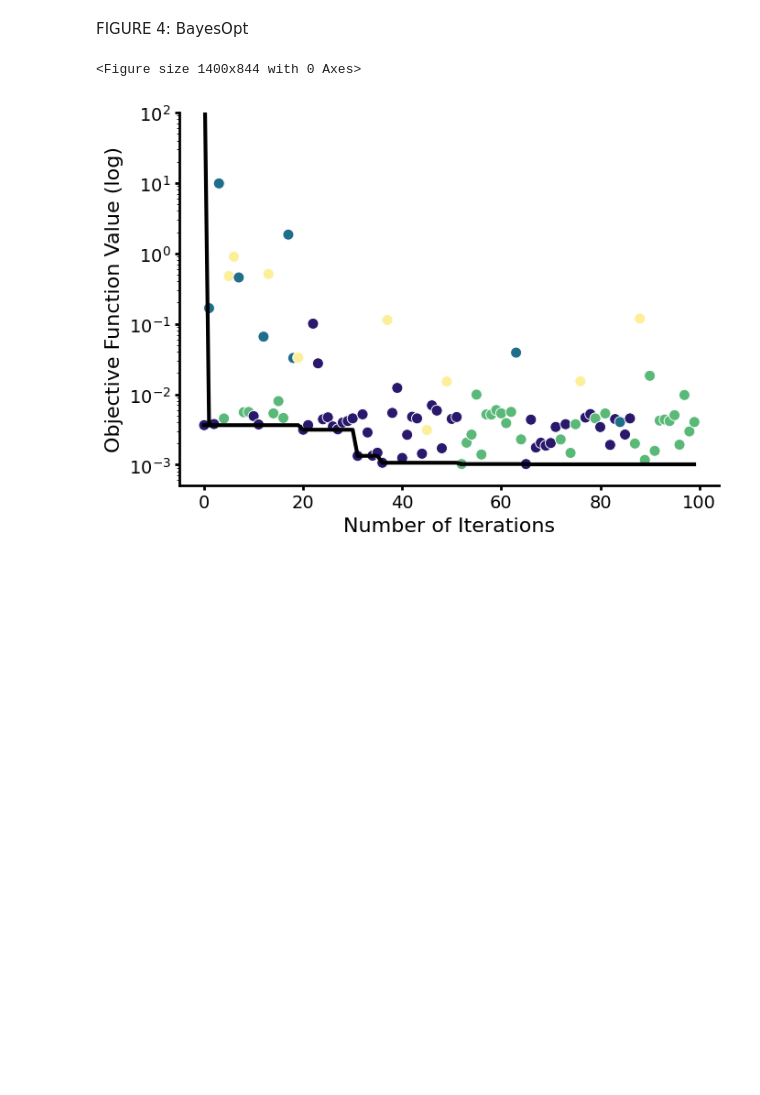
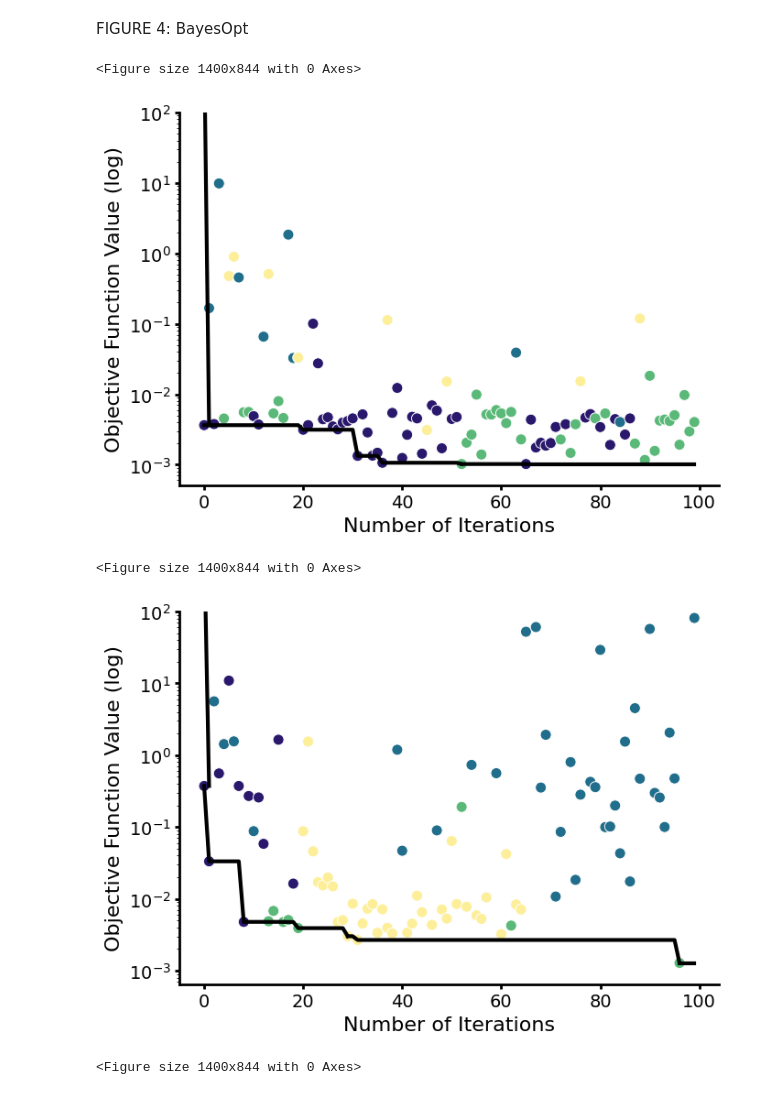
Before and after one commit to cjmerzbacher/joint-simulator, a Jupyter notebook: visualization/ga_visualization.ipynb, the cells around one changed output. Drawn from its saved outputs; the diff is of its cells as text; code cells hidden in the pictures; blank space fills up the shorter version.

```diff
--- a/visualization/ga_visualization.ipynb
+++ b/visualization/ga_visualization.ipynb
@@ -154,7 +154,7 @@ fig.savefig('../figs/fig3b.png', dpi=500)
 # %% [markdown]
 FIGURE 4: BayesOpt
 # %%
-for suffix in ['0_2']:
+for suffix in ['0_2', '1_2', '5_2']:
     colors = cmaps.haline.discrete(4).colors
     palette = {'[[0, 1, 0], [0, 0, 1]]': colors[3], '[[0, 0, 1], [1, 0, 0]]': colors[2], '[[0, 0, 1], [0, 0, 1]]': colors[1], 'Dual Control': colors[0]}
 
@@ -193,30 +193,33 @@ for suffix in ['0_2']:
     archs = [prev_c]
     for i in range(len(bo_data)):
         c = bo_data.best_loss_circuit[i]
         if c != prev_c:
             starts.append(i)
             archs.append(c)
             prev_c = c
     starts
     stops = starts[1:]
     stops.append(len(bo_data))
 
     for start, stop, a in zip(starts, stops, archs[1:]):
         ax.plot(bo_data.index[start:stop+1], bo_data.best_losses[start:stop+1], color='k', linewidth=3)
     ax.plot([0, 1], [10E2, bo_data.best_losses[starts[0]]], color='k', linewidth=3)
     for axis in ['top','bottom','left','right']:
         ax.spines[axis].set_linewidth(2)
     ax.tick_params(width=2)
     ax.set_ylim([0, 10E1])
     for axis in ['top','right']:
         ax.spines[axis].set_linewidth(0)
     ax.spines['bottom'].set_linewidth(2)
     ax.spines['left'].set_linewidth(2)
     ax.tick_params(axis='y', labelsize=axistickssize)
     ax.tick_params(axis='x', labelsize=axistickssize)
 
     fig.tight_layout()
     fig.savefig('../figs/ga_bayesopt_'+suffix+'.png', dpi=300)
 # %% [output]
 <Figure size 1400x844 with 0 Axes>
 [figure]
+<Figure size 1400x844 with 0 Axes>
+[figure, added]
+<Figure size 1400x844 with 0 Axes>
```
Also changed, not shown: parts of 1 cell of this notebook, 8 other files.
